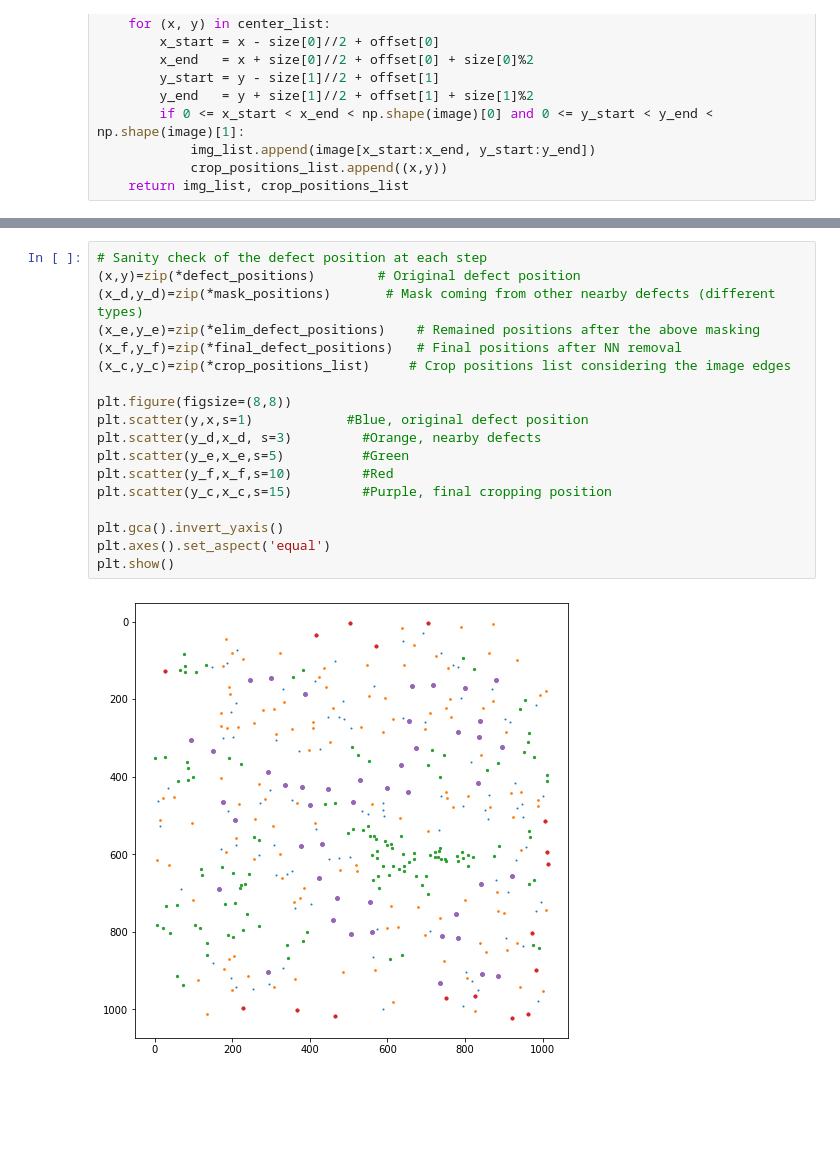
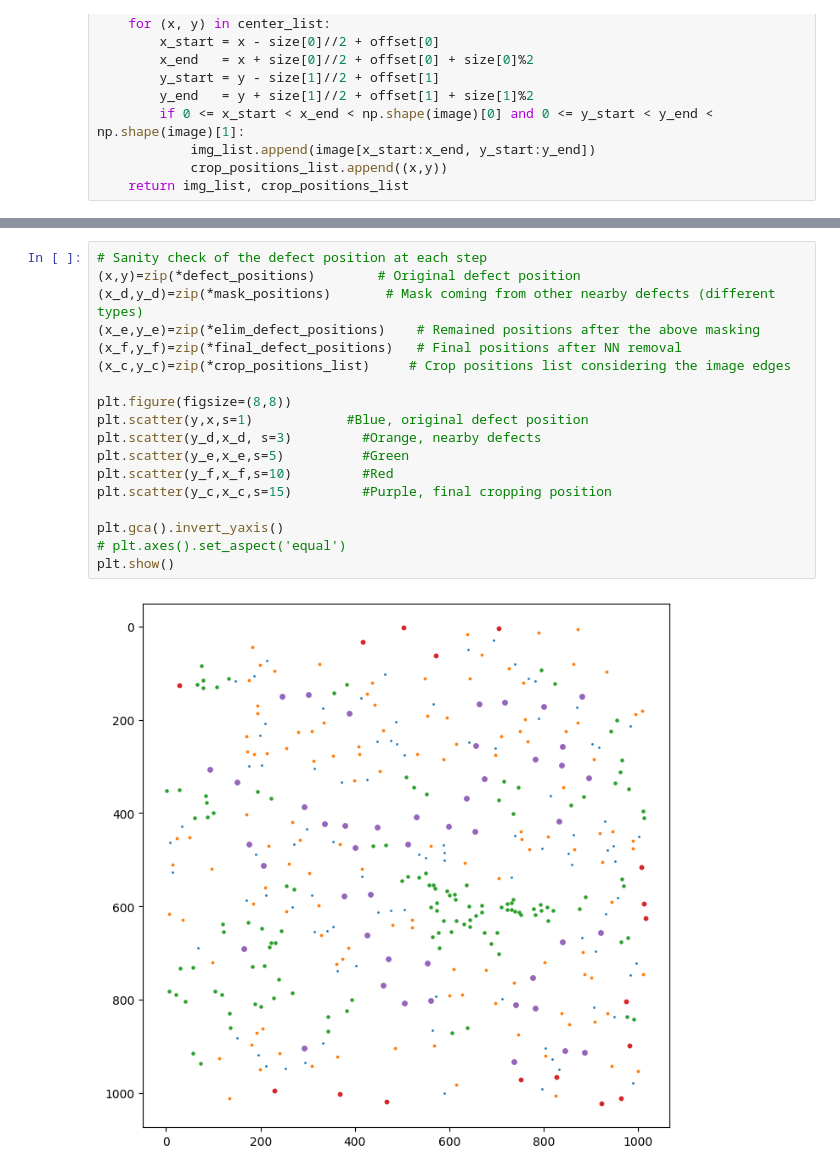
Before and after one commit to dalexa10/Python_Data_Science, a Jupyter notebook: Reinforcement_Learning/DIGIMAT_defect_finding.ipynb, the cells around one changed output, grey strips where cells are left out. Cells and saved outputs as stored; diff of their text form; blank space fills up the shorter version.

```diff
--- a/Reinforcement_Learning/DIGIMAT_defect_finding.ipynb
+++ b/Reinforcement_Learning/DIGIMAT_defect_finding.ipynb
@@ -362,20 +370,20 @@ plt.show()
 # %%
 # Sanity check of the defect position at each step
 (x,y)=zip(*defect_positions)        # Original defect position
 (x_d,y_d)=zip(*mask_positions)       # Mask coming from other nearby defects (different types)
 (x_e,y_e)=zip(*elim_defect_positions)    # Remained positions after the above masking
 (x_f,y_f)=zip(*final_defect_positions)   # Final positions after NN removal
 (x_c,y_c)=zip(*crop_positions_list)     # Crop positions list considering the image edges
 
 plt.figure(figsize=(8,8))
 plt.scatter(y,x,s=1)            #Blue, original defect position
 plt.scatter(y_d,x_d, s=3)         #Orange, nearby defects
 plt.scatter(y_e,x_e,s=5)          #Green
 plt.scatter(y_f,x_f,s=10)         #Red
 plt.scatter(y_c,x_c,s=15)         #Purple, final cropping position
 
 plt.gca().invert_yaxis()
-plt.axes().set_aspect('equal')
+# plt.axes().set_aspect('equal')
 plt.show()
 # %% [output]
-[figure, old version]
+[figure, new version]
```
Also changed, not shown: parts of 7 cells of this notebook.
